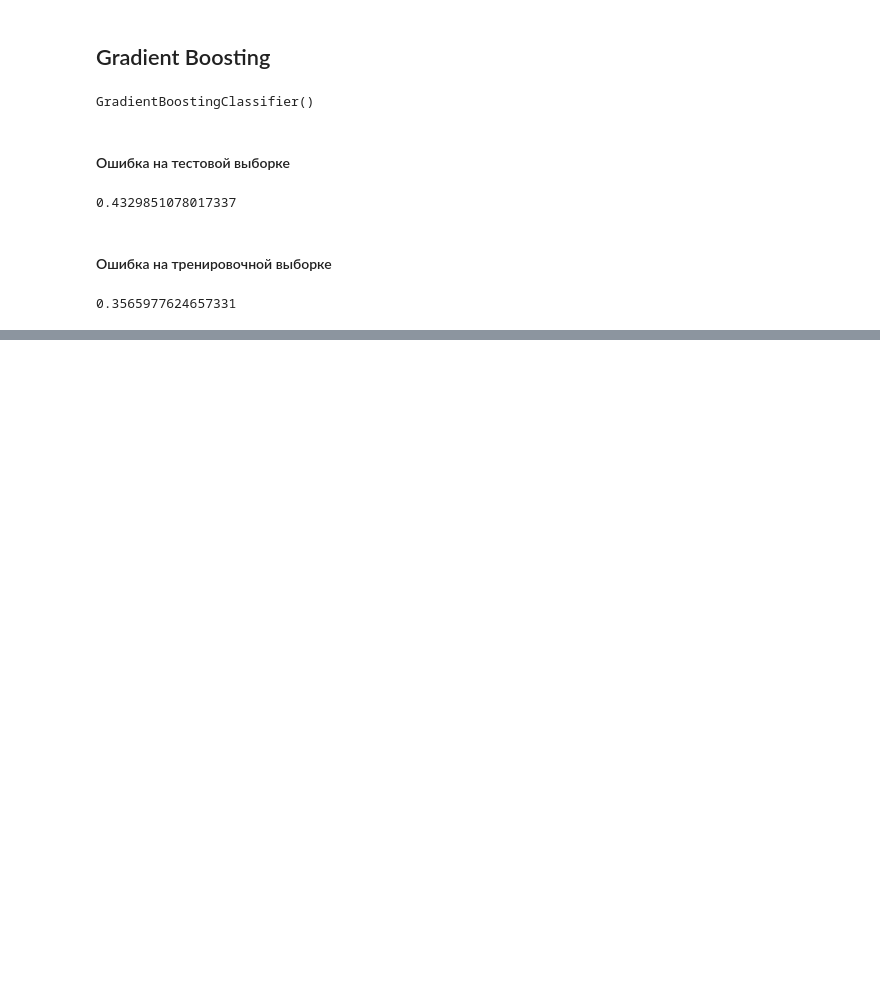
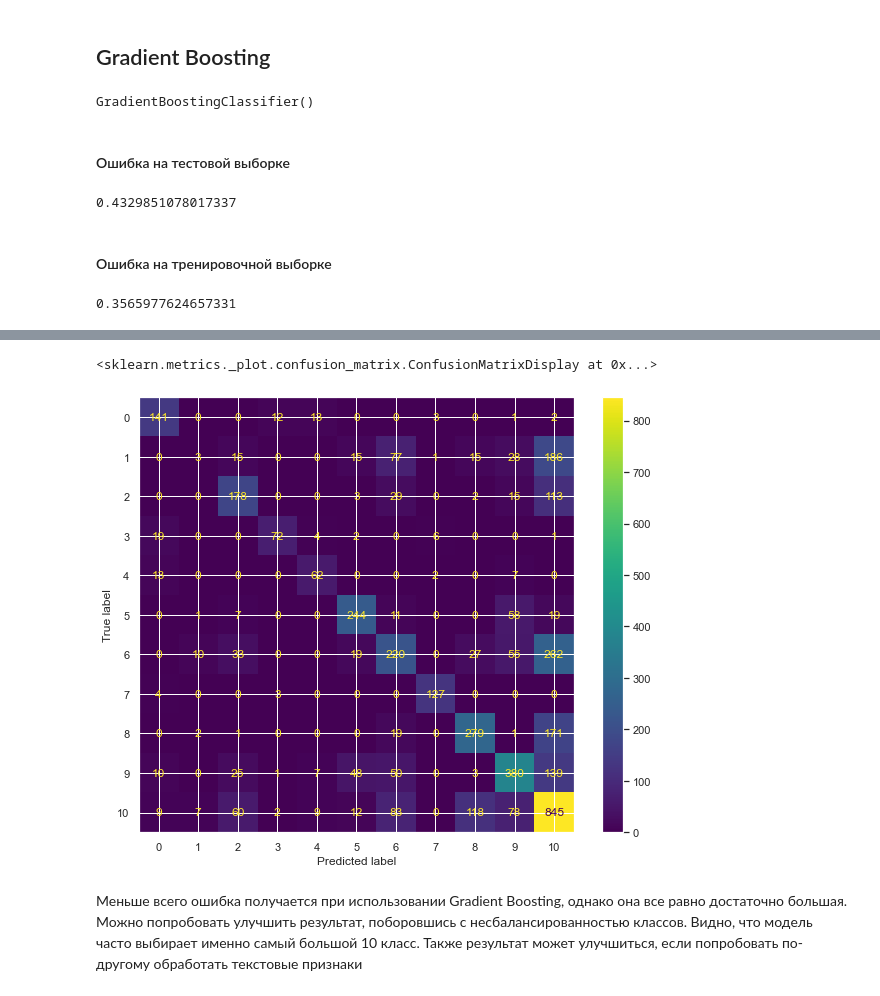
Before and after one commit to andrewkin77/ML_masters_course, a Jupyter notebook: music_genreHW1.ipynb, the cells around one changed output, grey strips where cells are left out. Cells and saved outputs as stored; diff of their text form; code cells hidden in the pictures; blank space fills up the shorter version.

```diff
--- a/music_genreHW1.ipynb
+++ b/music_genreHW1.ipynb
@@ -480,3 +488,12 @@ print(sklearn.metrics.classification_report(y_test, y_test_predict))
     accuracy                           0.57      4499
    macro avg       0.61      0.60      0.60      4499
 weighted avg       0.54      0.57      0.54      4499
+# %%
+from sklearn.metrics import confusion_matrix, ConfusionMatrixDisplay
+
+ConfusionMatrixDisplay.from_predictions(y_test, y_test_predict)
+# %% [output]
+<sklearn.metrics._plot.confusion_matrix.ConfusionMatrixDisplay at 0x...>
+[figure, added]
+# %% [markdown]
+Меньше всего ошибка получается при использовании Gradient Boosting, однако она все равно достаточно большая. Можно попробовать улучшить результат, поборовшись с несбалансированностью классов. Видно, что модель часто выбирает именно самый большой 10 класс. Также результат может улучшиться, если попробовать по-другому обработать текстовые признаки
```
Also changed, not shown: parts of 6 cells of this notebook.
